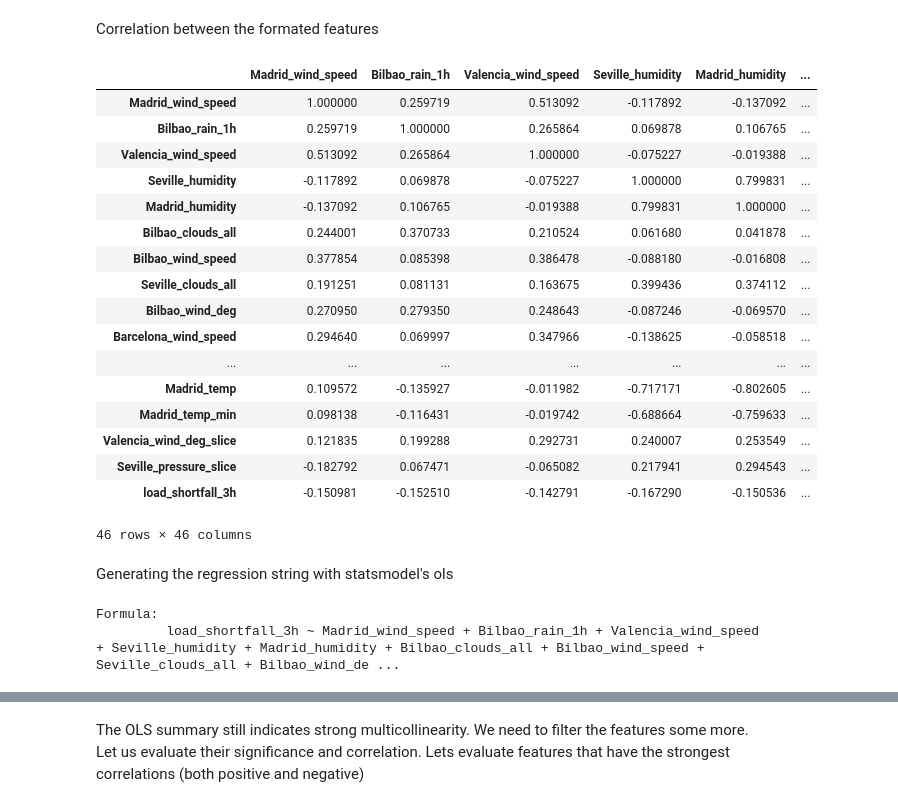
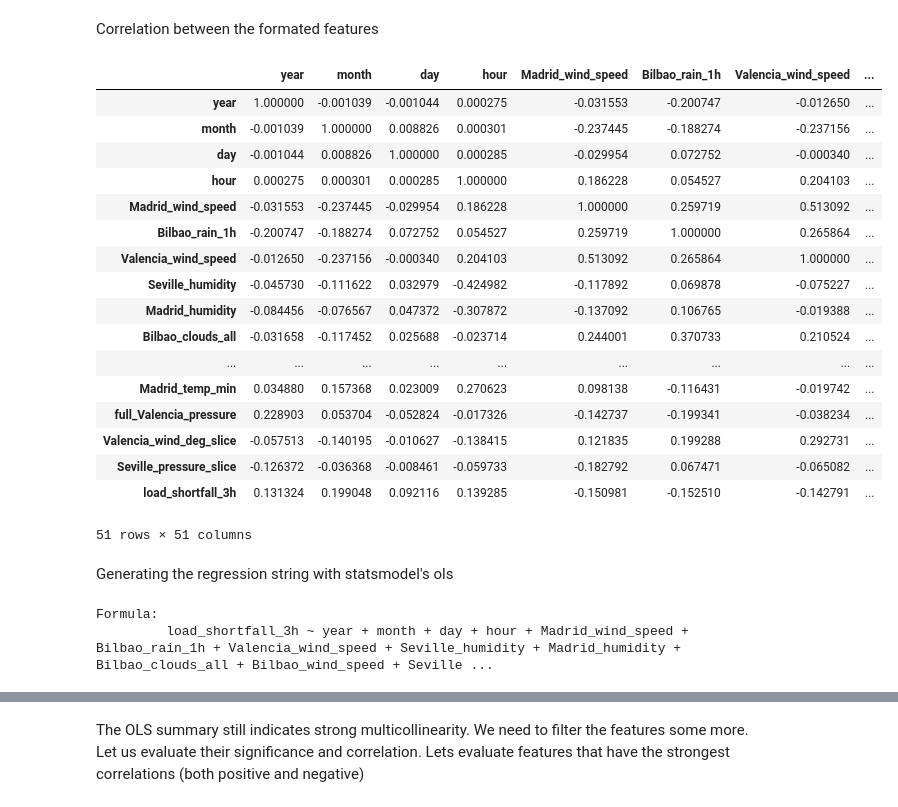
Before and after one commit to KenCBonyo/2110ACDS_ND5, a Jupyter notebook: starter-notebook.ipynb, the cells around one changed output, grey strips where cells are left out. Drawn from its saved outputs; the diff is of its cells as text; code cells hidden in the pictures.

```diff
--- a/starter-notebook.ipynb
+++ b/starter-notebook.ipynb
@@ -419,5 +411,5 @@ df['Seville_pressure']
 8762    sp25
 Name: Seville_pressure, Length: 8763, dtype: object
 # %%
-df['Seville_pressure_slice'] = df['Seville_pressure'].str.slice(2)
+spain_df['Seville_pressure_slice'] = spain_df['Seville_pressure'].str.slice(2)
 # %%
@@ -436,5 +428,5 @@ df['Seville_pressure_slice']
 8762    25
 Name: Seville_pressure_slice, Length: 8763, dtype: object
 # %%
-df['Seville_pressure_slice'] = df['Seville_pressure_slice'].astype(float)
+spain_df['Seville_pressure_slice'] = spain_df['Seville_pressure_slice'].astype(float)
 # %%
@@ -451,0 +436,6 @@ We remain with 46 numerical columns after dropping 'Unnamed: 0', 'time' and "Val
+# %%
+#split datetime to year, month, day, hour
+spain_df['year'] = pd.DatetimeIndex(spain_df['datetime']).year
+spain_df['month'] = pd.DatetimeIndex(spain_df['datetime']).month
+spain_df['day'] = pd.DatetimeIndex(spain_df['datetime']).day
+spain_df['hour'] = pd.DatetimeIndex(spain_df['datetime']).hour
@@ -452,5 +452,5 @@ We remain with 46 numerical columns after dropping 'Unnamed: 0', 'time' and "Val
 # %% [markdown]
 Reorder columns so that dependent variable is the last column in the dataframe
 # %%
-column_titles = [col for col in df.columns if col!= 'load_shortfall_3h'] + ['load_shortfall_3h']
-df = df.reindex(columns = column_titles)
+column_titles = ['datetime'] + ['year'] + ['month'] + ['day'] + ['hour'] + [col for col in spain_df.columns if col!= 'load_shortfall_3h' and col!= 'datetime' and col!='year' and col!= 'month' and col!='day' and col!='hour'] + ['load_shortfall_3h']
+spain_df = spain_df.reindex(columns = column_titles)
@@ -457,25 +467,25 @@ df = df.reindex(columns = column_titles)
 # %% [markdown]
 Correlation between the formated features
 # %%
-df.corr()
+spain_df.corr()
 # %% [output]
-|  | Madrid_wind_speed | Bilbao_rain_1h | Valencia_wind_speed | Seville_humidity | Madrid_humidity | ... |
-| Madrid_wind_speed | 1.000000 | 0.259719 | 0.513092 | -0.117892 | -0.137092 | ... |
-| Bilbao_rain_1h | 0.259719 | 1.000000 | 0.265864 | 0.069878 | 0.106765 | ... |
-| Valencia_wind_speed | 0.513092 | 0.265864 | 1.000000 | -0.075227 | -0.019388 | ... |
-| Seville_humidity | -0.117892 | 0.069878 | -0.075227 | 1.000000 | 0.799831 | ... |
-| Madrid_humidity | -0.137092 | 0.106765 | -0.019388 | 0.799831 | 1.000000 | ... |
-| Bilbao_clouds_all | 0.244001 | 0.370733 | 0.210524 | 0.061680 | 0.041878 | ... |
-| Bilbao_wind_speed | 0.377854 | 0.085398 | 0.386478 | -0.088180 | -0.016808 | ... |
-| Seville_clouds_all | 0.191251 | 0.081131 | 0.163675 | 0.399436 | 0.374112 | ... |
-| Bilbao_wind_deg | 0.270950 | 0.279350 | 0.248643 | -0.087246 | -0.069570 | ... |
-| Barcelona_wind_speed | 0.294640 | 0.069997 | 0.347966 | -0.138625 | -0.058518 | ... |
-| ... | ... | ... | ... | ... | ... | ... |
-| Madrid_temp | 0.109572 | -0.135927 | -0.011982 | -0.717171 | -0.802605 | ... |
-| Madrid_temp_min | 0.098138 | -0.116431 | -0.019742 | -0.688664 | -0.759633 | ... |
-| Valencia_wind_deg_slice | 0.121835 | 0.199288 | 0.292731 | 0.240007 | 0.253549 | ... |
-| Seville_pressure_slice | -0.182792 | 0.067471 | -0.065082 | 0.217941 | 0.294543 | ... |
-| load_shortfall_3h | -0.150981 | -0.152510 | -0.142791 | -0.167290 | -0.150536 | ... |
+|  | year | month | day | hour | Madrid_wind_speed | Bilbao_rain_1h | Valencia_wind_speed | ... |
+| year | 1.000000 | -0.001039 | -0.001044 | 0.000275 | -0.031553 | -0.200747 | -0.012650 | ... |
+| month | -0.001039 | 1.000000 | 0.008826 | 0.000301 | -0.237445 | -0.188274 | -0.237156 | ... |
+| day | -0.001044 | 0.008826 | 1.000000 | 0.000285 | -0.029954 | 0.072752 | -0.000340 | ... |
+| hour | 0.000275 | 0.000301 | 0.000285 | 1.000000 | 0.186228 | 0.054527 | 0.204103 | ... |
+| Madrid_wind_speed | -0.031553 | -0.237445 | -0.029954 | 0.186228 | 1.000000 | 0.259719 | 0.513092 | ... |
+| Bilbao_rain_1h | -0.200747 | -0.188274 | 0.072752 | 0.054527 | 0.259719 | 1.000000 | 0.265864 | ... |
+| Valencia_wind_speed | -0.012650 | -0.237156 | -0.000340 | 0.204103 | 0.513092 | 0.265864 | 1.000000 | ... |
+| Seville_humidity | -0.045730 | -0.111622 | 0.032979 | -0.424982 | -0.117892 | 0.069878 | -0.075227 | ... |
+| Madrid_humidity | -0.084456 | -0.076567 | 0.047372 | -0.307872 | -0.137092 | 0.106765 | -0.019388 | ... |
+| Bilbao_clouds_all | -0.031658 | -0.117452 | 0.025688 | -0.023714 | 0.244001 | 0.370733 | 0.210524 | ... |
+| ... | ... | ... | ... | ... | ... | ... | ... | ... |
+| Madrid_temp_min | 0.034880 | 0.157368 | 0.023009 | 0.270623 | 0.098138 | -0.116431 | -0.019742 | ... |
+| full_Valencia_pressure | 0.228903 | 0.053704 | -0.052824 | -0.017326 | -0.142737 | -0.199341 | -0.038234 | ... |
+| Valencia_wind_deg_slice | -0.057513 | -0.140195 | -0.010627 | -0.138415 | 0.121835 | 0.199288 | 0.292731 | ... |
+| Seville_pressure_slice | -0.126372 | -0.036368 | -0.008461 | -0.059733 | -0.182792 | 0.067471 | -0.065082 | ... |
+| load_shortfall_3h | 0.131324 | 0.199048 | 0.092116 | 0.139285 | -0.150981 | -0.152510 | -0.142791 | ... |
-46 rows × 46 columns
+51 rows × 51 columns
 # %% [markdown]
 Generating the regression string with statsmodel's ols
@@ -483,7 +495,7 @@ Generating the regression string with statsmodel's ols
 from statsmodels.formula.api import ols
 
 #model dataframe with all columns
-dfm = df.copy()
+dfm = spain_df.copy()
 
 #the dependent variable
 y_shortfall = 'load_shortfall_3h'
@@ -496,7 +508,7 @@ formula_str = y_shortfall + " ~ " + " + ".join(x_names)
 print ("Formula:\n\t {}".format(formula_str))
 # %% [output]
 Formula:
-         load_shortfall_3h ~ Madrid_wind_speed + Bilbao_rain_1h + Valencia_wind_speed + Seville_humidity + Madrid_humidity + Bilbao_clouds_all + Bilbao_wind_speed + Seville_clouds_all + Bilbao_wind_de ...
+         load_shortfall_3h ~ year + month + day + hour + Madrid_wind_speed + Bilbao_rain_1h + Valencia_wind_speed + Seville_humidity + Madrid_humidity + Bilbao_clouds_all + Bilbao_wind_speed + Seville ...
 # %%
 #fit the model using the model dataframe
 model = ols(formula = formula_str, data = dfm)
```
Also changed, not shown: parts of 188 cells of this notebook.
